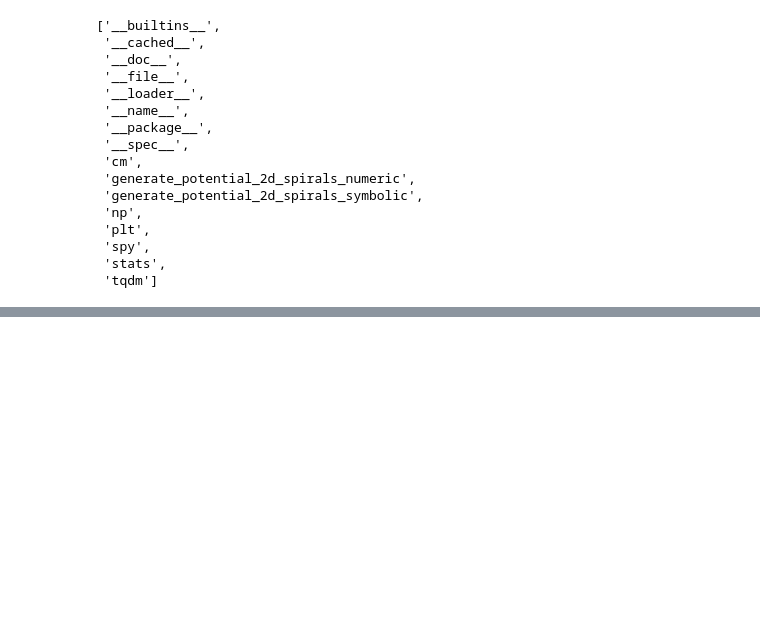
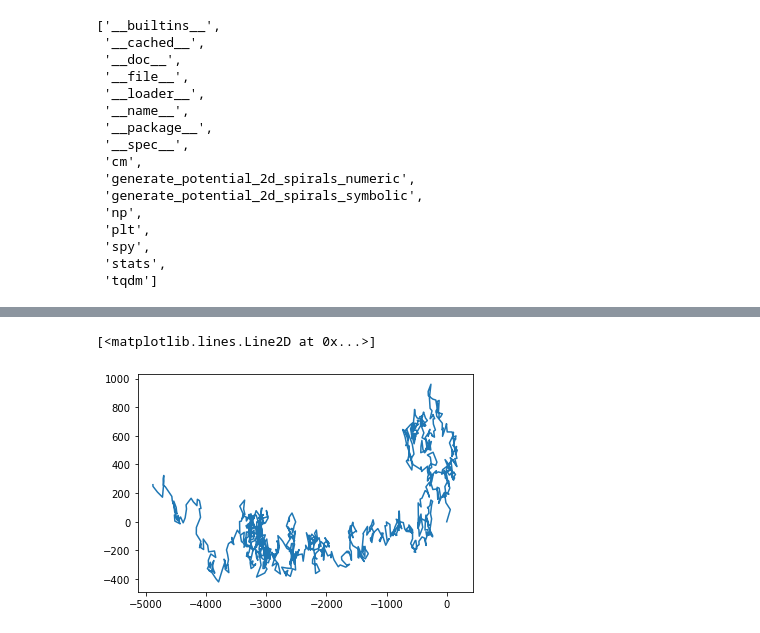
Before and after one commit to zwei21/matlab2py, a Jupyter notebook: interface/integraded.ipynb, the cells around one changed output, grey strips where cells are left out. Saved outputs shown, nothing was run; the diff lists cells and outputs as text; code cells hidden in the pictures; blank space fills up the shorter version.

```diff
--- a/interface/integraded.ipynb
+++ b/interface/integraded.ipynb
@@ -24,4 +24,4 @@ dir(gp2Sp)
  'stats',
  'tqdm']
 # %%
-potential_Spiral_symbolic, _, _ = gp2Sp.generate_potential_2d_spirals_symbolic([100,100],2,False,True)
+potential_Spiral_symbolic, dx, dy = gp2Sp.generate_potential_2d_spirals_symbolic([100,100],2,False,True)
@@ -29,0 +121,2 @@ TypeError: generate_potential_2d_spirals_symbolic() takes 3 positional arguments
+# %%
+traj_test = generate_trajectory_Langevin_from_symbolic_2D(potential_Spiral_symbolic, [0.1,0.1], 10, 0.01, 1000)
@@ -29,0 +130,6 @@ TypeError: generate_potential_2d_spirals_symbolic() takes 3 positional arguments
+# %%
+import matplotlib.pyplot as plt
+plt.plot(traj_test[0][0], traj_test[0][1])
+# %% [output]
+[<matplotlib.lines.Line2D at 0x...>]
+[figure, added]
```
Also changed, not shown: parts of 18 cells of this notebook, 5 other files.
